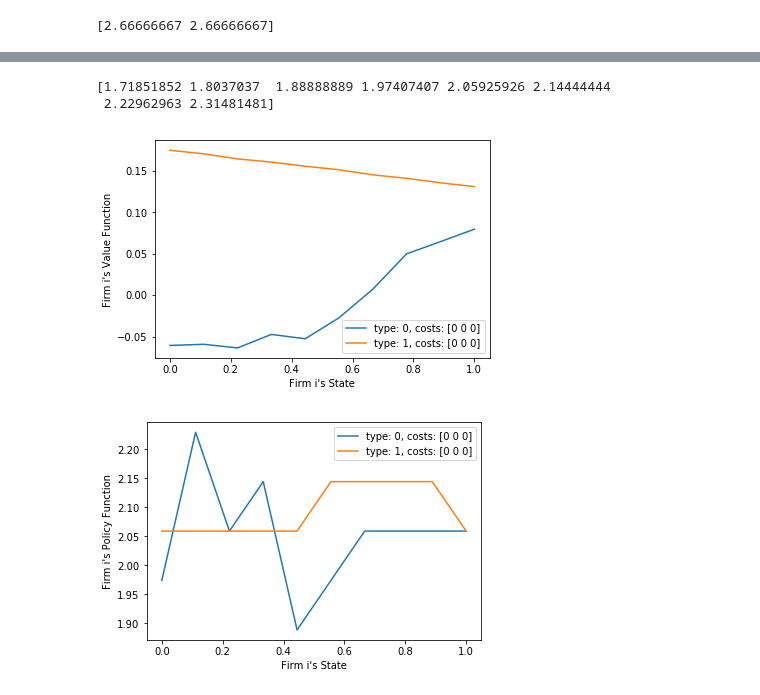
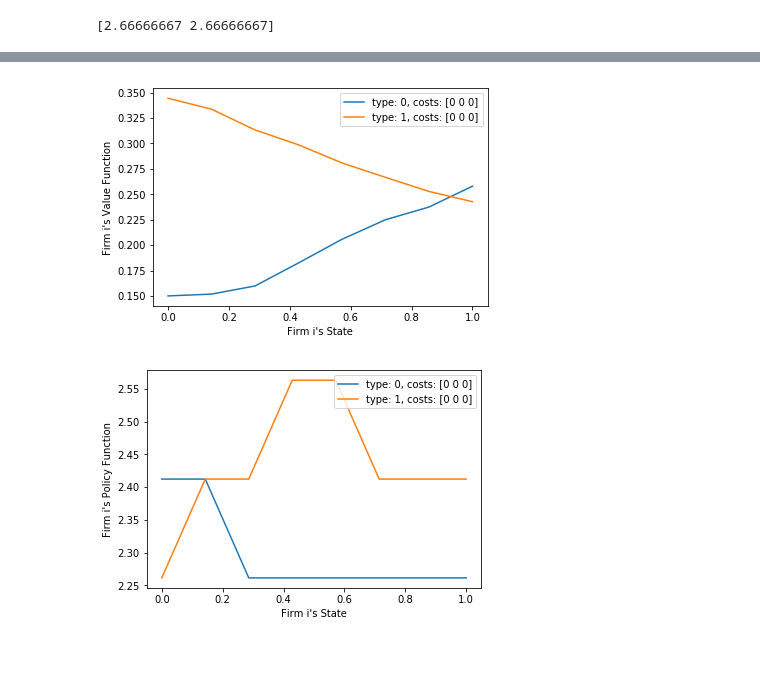
Before and after one commit to ericschulman/tx_milk_2yp, a Jupyter notebook: types.ipynb, the cells around one changed output, grey strips where cells are left out. Cells and saved outputs as stored; diff of their text form; code cells hidden in the pictures; blank space fills up the shorter version.

```diff
--- a/types.ipynb
+++ b/types.ipynb
@@ -297,13 +297,13 @@ def policy_operator(init_value, init_policy, bids, states, cost_shocks, type_sho
 
     return lambda s0, e0: griddata(all_shocks, policy_matrix, np.concatenate( (s0.get_all_types(),e0), axis=1), method='nearest',rescale=True)
 # %%
-def ic_policy_helper(value, policy, states, cost_shocks, type_shocks, params):
+def ic_policy_helper(value, policy, bids, states, cost_shocks, type_shocks, params):
     """return the other players values given
     the state by 'switching perspective' to other firm"""
 
     #states and shocks different lengths
     all_states, all_costs, all_types = gen_all_shocks(states, cost_shocks, type_shocks)
-
+    bids_step = bids[1] - bids[0]
     all_bids = calc_bids(policy,  all_states, all_costs, start=0)
     next_states = update_state(all_bids, all_states, all_types, params)
     all_profit = profit(all_bids, all_states, all_costs, params)
@@ -323,7 +323,7 @@ def ic_policy_helper(value, policy, states, cost_shocks, type_shocks, params):
 
         #evaluate a deviation for i
         dev_bids = all_bids
-        dev_bids[:,i] = min_bid - (1.2/states.num_step) #bidder i wins instead
+        dev_bids[:,i] = np.minimum(min_bid - bids_step, bids[0]) #bidder i wins instead
         dev_next = update_state(dev_bids, all_states, all_types, params)
         dev_next.types = dev_next.types*0
 
@@ -354,7 +354,7 @@ def ic_policy_operator(init_value, init_policy, bids, states, cost_shocks, type_
     """given value function, compute incentive compatible policy"""
 
     policy = policy_operator(init_value, init_policy, bids, states, cost_shocks, type_shocks, params)
-    ic_policy, ic = ic_policy_helper(init_value, policy, states, cost_shocks, type_shocks, params)
+    ic_policy, ic = ic_policy_helper(init_value, policy, bids, states, cost_shocks, type_shocks, params)
     return ic_policy, ic
 
 
@@ -365,7 +365,7 @@ policy = lambda state, shock: 2*state.my_states + params[2]*state.types + shock[
 value = lambda state: 1 - state.my_states + 5*state.types
 
 
-policy2, ic = ic_policy_helper(value, policy, states, cost_shocks, type_shocks, params)
+policy2, ic = ic_policy_helper(value, policy, bids, states, cost_shocks, type_shocks, params)
 print ic
 
 print cost_shocks
@@ -559,35 +598,27 @@ graph_functions(value, policy, cross_states, cross_shocks, ['Value','Policy'], [
-# %%
-params =  2.3, -.3, 1.9, .1 , 0, .3, .9 #beta comes lasts
-value, policy, bids, states, cost_shocks, type_shocks, params = set_up_env(3, 120, 9, params)
-print bids
-# %% [output]
-[1.71851852 1.8037037  1.88888889 1.97407407 2.05925926 2.14444444
- 2.22962963 2.31481481]
 # %%
 #decreasing returns to scale
 #theta0 - mean costs;
 #theta1 - returns to scale;
 #theta2 - collusive markup
 #theta3 - forgiveness probability
 #theta4 - size of contracts
 
-params =  2.3, -.3, 1.9, .1 , 0, .3, .9 #beta comes lasts
-value, policy, bids, states, cost_shocks, type_shocks, params = set_up_env(3, 130, 9, params)
+params =  2.5, -.3, 2, .2 , .1, .3, .9 #beta comes lasts
+value, policy, bids, states, cost_shocks, type_shocks, params = set_up_env(3, 100, 7, params)
 
-#policy = lambda state, shock: 2.5*state.types + (1-state.types)*(1.5)
-#value = lambda state: state.types*(1 - state.my_states) + (1-state.types)*(state.my_states)
-
+#play with initial policy
 value, policy = load_functions('funcs/value.csv', 'funcs/policy.csv')
 
 value,  policy = markov_perfect_eq(.0001, 100, value, policy, bids, states, cost_shocks, type_shocks, params)
+save_functions(policy,value,states,cost_shocks,type_shocks)
 
 #generate states for graphing
 graph_shocks = np.array([[0,0,0]])
 cross_states, cross_shocks = gen_cross(states, graph_shocks)
 
 #roll the operator forward using shocks I intend to graph
-policy, ic = ic_policy_helper(value, policy, states, cost_shocks, type_shocks, params)
-graph_functions(value, policy, cross_states, cross_shocks, ['Value','Policy'], [0,1])
+policy0, ic = ic_policy_helper(value, policy, bids, states, cost_shocks, type_shocks, params)
+graph_functions(value, policy0, cross_states, cross_shocks, ['Value','Policy'], [0,1])
 # %% [output]
-[figure, old version]
+[figure, new version]
-[figure, old version]
+[figure, new version]
```
Also changed, not shown: parts of 7 cells of this notebook, 2 other files.
